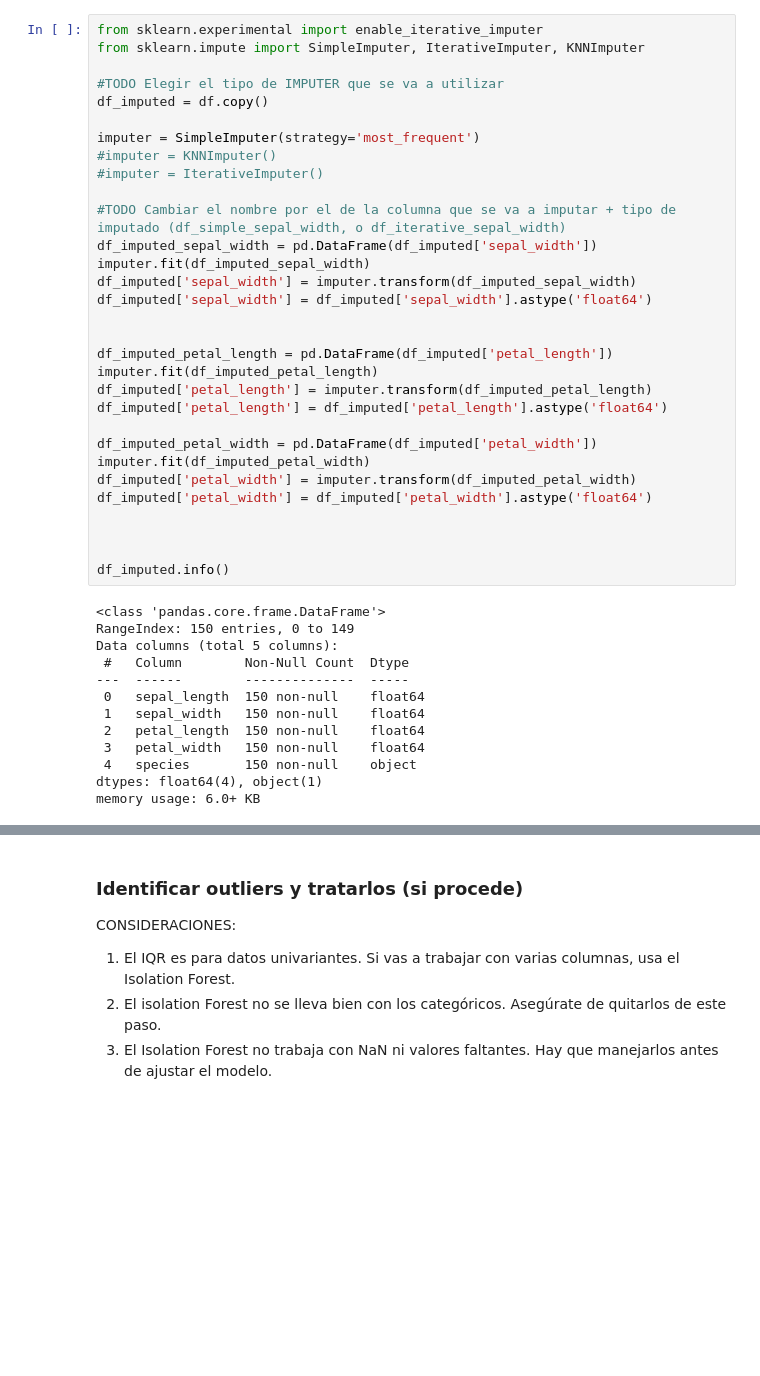
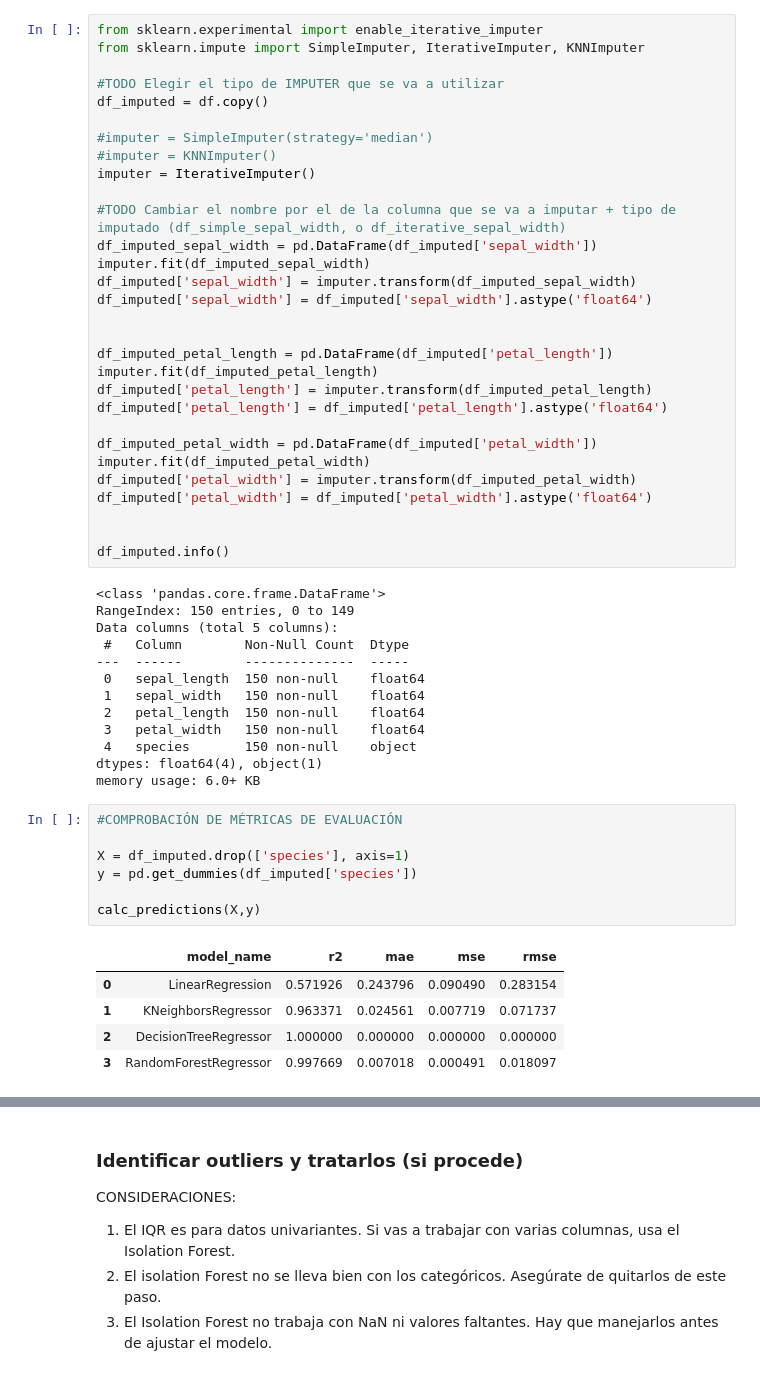
Before and after one commit to fjzamora93/Data-Analytics-with-python-2024, a Jupyter notebook: iris/iris.ipynb, the cells around one changed output, grey strips where cells are left out. Saved outputs shown, nothing was run; the diff lists cells and outputs as text; blank space fills up the shorter version.

```diff
--- a/iris/iris.ipynb
+++ b/iris/iris.ipynb
@@ -194,9 +205,9 @@ from sklearn.impute import SimpleImputer, IterativeImputer, KNNImputer
 #TODO Elegir el tipo de IMPUTER que se va a utilizar
 df_imputed = df.copy()
 
-imputer = SimpleImputer(strategy='most_frequent')
+#imputer = SimpleImputer(strategy='median')
 #imputer = KNNImputer()
-#imputer = IterativeImputer()
+imputer = IterativeImputer()
 
 #TODO Cambiar el nombre por el de la columna que se va a imputar + tipo de imputado (df_simple_sepal_width, o df_iterative_sepal_width)
 df_imputed_sepal_width = pd.DataFrame(df_imputed['sepal_width'])
@@ -216,7 +227,6 @@ df_imputed['petal_width'] = imputer.transform(df_imputed_petal_width)
 df_imputed['petal_width'] = df_imputed['petal_width'].astype('float64')
 
 
-
 df_imputed.info()
 # %% [output]
 <class 'pandas.core.frame.DataFrame'>
@@ -231,3 +241,16 @@ Data columns (total 5 columns):
  4   species       150 non-null    object
 dtypes: float64(4), object(1)
 memory usage: 6.0+ KB
+# %%
+#COMPROBACIÓN DE MÉTRICAS DE EVALUACIÓN
+
+X = df_imputed.drop(['species'], axis=1)
+y = pd.get_dummies(df_imputed['species'])
+
+calc_predictions(X,y)
+# %% [output]
+|  | model_name | r2 | mae | mse | rmse |
+| 0 | LinearRegression | 0.571926 | 0.243796 | 0.090490 | 0.283154 |
+| 1 | KNeighborsRegressor | 0.963371 | 0.024561 | 0.007719 | 0.071737 |
+| 2 | DecisionTreeRegressor | 1.000000 | 0.000000 | 0.000000 | 0.000000 |
+| 3 | RandomForestRegressor | 0.997669 | 0.007018 | 0.000491 | 0.018097 |
```
Also changed, not shown: parts of 22 cells of this notebook, 1 other file.
